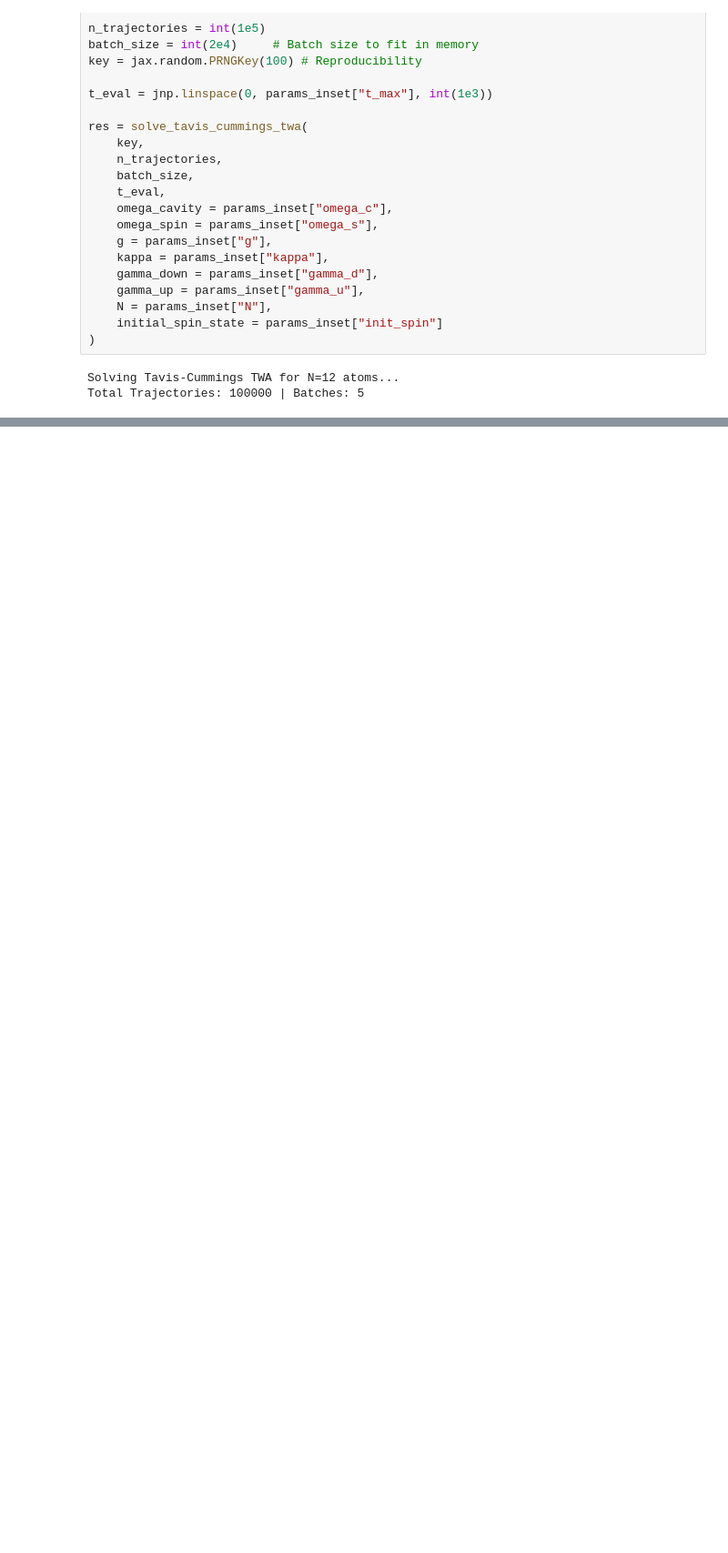
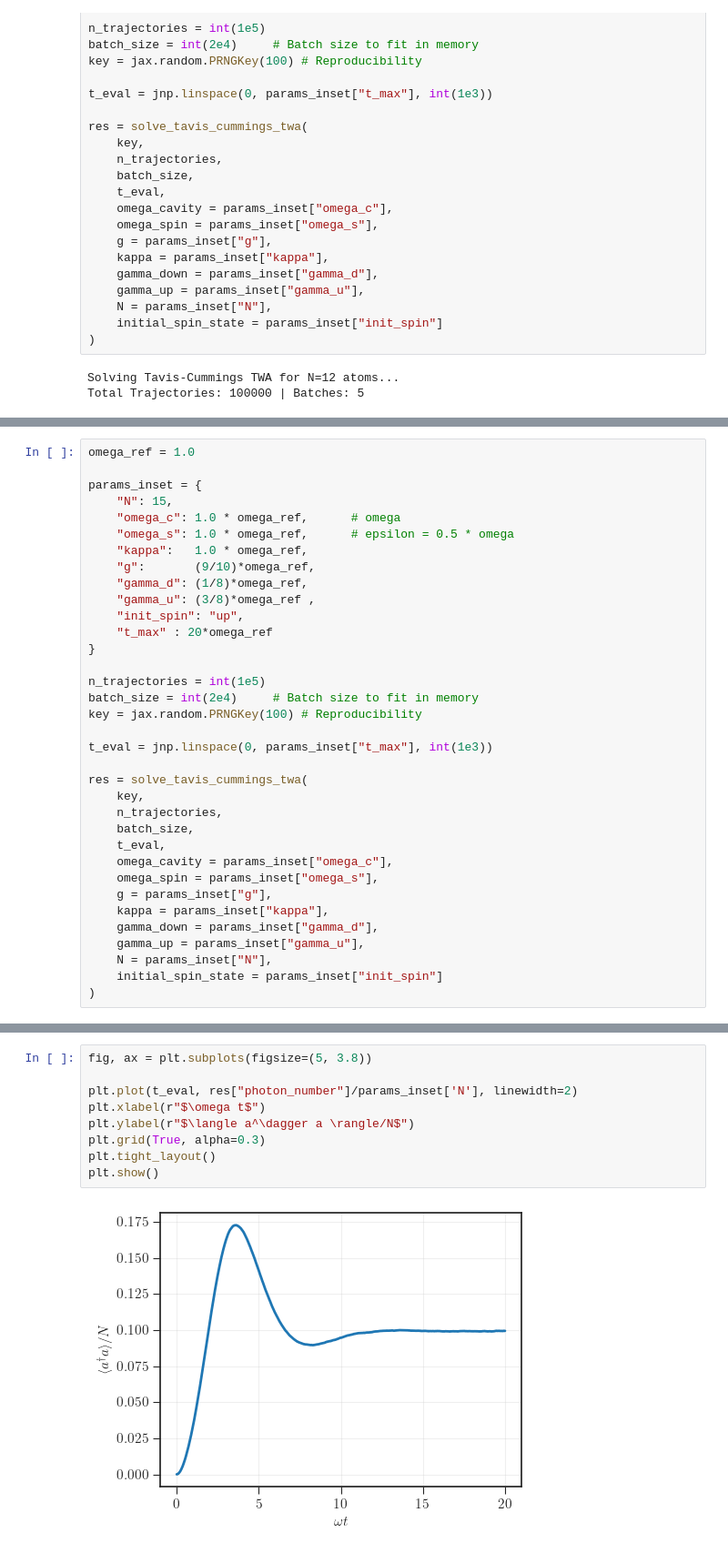
Before and after one commit to juardilag/twa_py, a Jupyter notebook: test.ipynb, the cells around one changed output, grey strips where cells are left out. Shown at 91% size. Saved outputs shown, nothing was run; the diff lists cells and outputs as text; blank space fills up the shorter version.

Commit message:
added extra tavis-cummings results

```diff
--- a/test.ipynb
+++ b/test.ipynb
@@ -139,0 +145,35 @@ plt.show()
+# %%
+omega_ref = 1.0
+
+params_inset = {
+    "N": 15,
+    "omega_c": 1.0 * omega_ref,      # omega
+    "omega_s": 1.0 * omega_ref,      # epsilon = 0.5 * omega
+    "kappa":   1.0 * omega_ref,
+    "g":       (9/10)*omega_ref,
+    "gamma_d": (1/8)*omega_ref,
+    "gamma_u": (3/8)*omega_ref ,
+    "init_spin": "up",
+    "t_max" : 20*omega_ref
+}
+
+n_trajectories = int(1e5)
+batch_size = int(2e4)     # Batch size to fit in memory
+key = jax.random.PRNGKey(100) # Reproducibility
+
+t_eval = jnp.linspace(0, params_inset["t_max"], int(1e3))
+
+res = solve_tavis_cummings_twa(
+    key,
+    n_trajectories,
+    batch_size,
+    t_eval,
+    omega_cavity = params_inset["omega_c"],
+    omega_spin = params_inset["omega_s"],
+    g = params_inset["g"],
+    kappa = params_inset["kappa"],
+    gamma_down = params_inset["gamma_d"],
+    gamma_up = params_inset["gamma_u"],
+    N = params_inset["N"],
+    initial_spin_state = params_inset["init_spin"]
+)
@@ -139,0 +183,11 @@ plt.show()
+# %%
+fig, ax = plt.subplots(figsize=(5, 3.8))
+
+plt.plot(t_eval, res["photon_number"]/params_inset['N'], linewidth=2)
+plt.xlabel(r"$\omega t$")
+plt.ylabel(r"$\langle a^\dagger a \rangle/N$")
+plt.grid(True, alpha=0.3)
+plt.tight_layout()
+plt.show()
+# %% [output]
+[figure, added]
```
Also changed, not shown: parts of 4 cells of this notebook.
